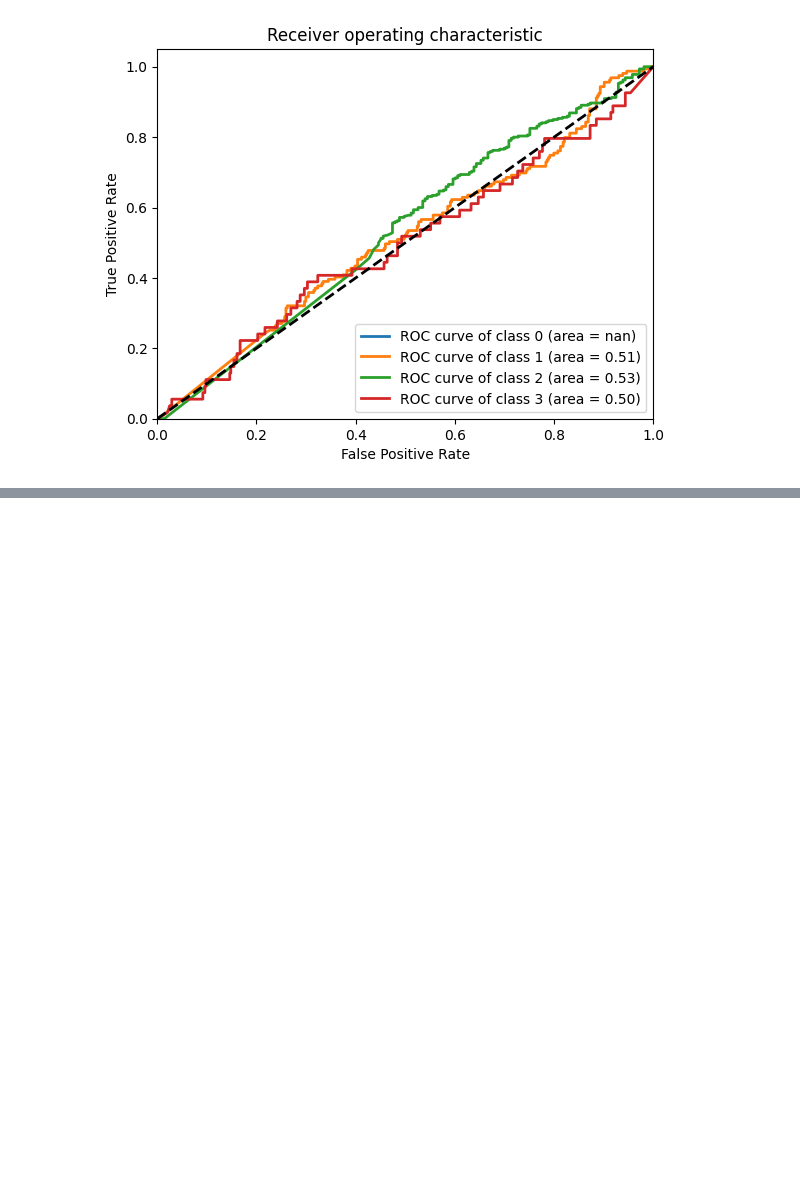
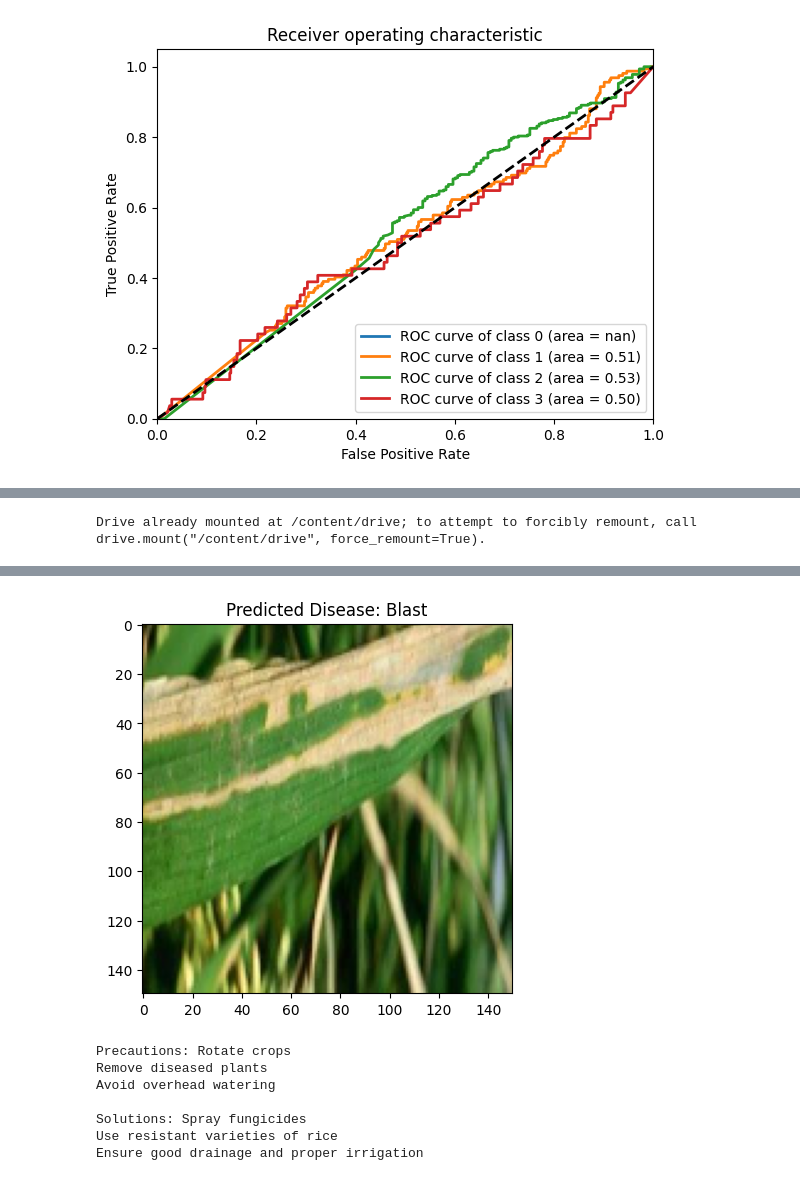
Before and after one commit to Ramaraochowdharyyallanki/gitimpact, a Jupyter notebook: final.ipynb, the cells around one changed output, grey strips where cells are left out. Saved outputs shown, nothing was run; the diff lists cells and outputs as text; code cells hidden in the pictures; blank space fills up the shorter version.

```diff
--- a/final.ipynb
+++ b/final.ipynb
@@ -270 +270,62 @@ else:
 The leaf disease is: Tungro
+# %%
+from google.colab import drive
+drive.mount('/content/drive')
+# %% [output]
+Drive already mounted at /content/drive; to attempt to forcibly remount, call drive.mount("/content/drive", force_remount=True).
+# %%
+from tensorflow.keras.models import load_model
+from tensorflow.keras.preprocessing import image
+import numpy as np
+import matplotlib.pyplot as plt
+
+# Load the trained model
+model = load_model('/content/drive/MyDrive/trained2.keras')
+
+# Load and preprocess the input image
+img_path = '/content/drive/MyDrive/Rice-Leaf-Disease-Images/Bacterialblight/BACTERAILBLIGHT3_110.JPG'
+img = image.load_img(img_path, target_size=(150, 150))
+x = image.img_to_array(img)
+x = np.expand_dims(x, axis=0)
+x /= 255.
+
+# Make a prediction on the input image
+preds = model.predict(x)
+
+# Manually specify the class labels and corresponding solutions/precautions
+class_details = {
+    'Bacterialblight': {
+        'precautions': ['Practice good field sanitation', 'Use pathogen-free seeds', 'Apply appropriate fertilizers and pesticides'],
+        'solutions': ['Spray copper-based bactericides', 'Ensure good drainage and proper irrigation', 'Apply fungicides']
+    },
+    'Blast': {
+        'precautions': ['Rotate crops', 'Remove diseased plants', 'Avoid overhead watering'],
+        'solutions': ['Spray fungicides', 'Use resistant varieties of rice', 'Ensure good drainage and proper irrigation']
+    },
+    'Brownspot': {
+        'precautions': ['Practice crop rotation', 'Ensure good drainage and proper irrigation', 'Remove host plants from vicinity'],
+        'solutions': ['Apply fungicides', 'Practice seed treatment with hot water or chemicals']
+    },
+    'Tungro': {
+        'precautions': ['Practice good field sanitation', 'Remove infected plants', 'Plant resistant varieties of rice'],
+        'solutions': ['Apply fungicides', 'Use resistant varieties of rice', 'Ensure good drainage and proper irrigation']
+    }
+}
+
+# Get the predicted class label and its corresponding solutions/precautions
+class_labels = list(class_details.keys())
+pred_label = class_labels[np.argmax(preds)]
+pred_precautions = class_details[pred_label]['precautions']
+pred_solutions = class_details[pred_label]['solutions']
+
+# Display the input image and its predicted class label, precautions, and solutions
+if pred_label == 'unknown':
+    print('Leaf disease not recognized. Please try another image.')
+else:
+    plt.imshow(img)
+    plt.title('Predicted Disease: ' + pred_label)
+    plt.show()
+    print('Precautions:', '\n'.join(pred_precautions))
+    print('  ')
+    print('Solutions:', '\n'.join(pred_solutions))
+# %% [output]
@@ -270,0 +333,8 @@ The leaf disease is: Tungro
+[figure, added]
+Precautions: Rotate crops
+Remove diseased plants
+Avoid overhead watering
+
+Solutions: Spray fungicides
+Use resistant varieties of rice
+Ensure good drainage and proper irrigation
```
Also changed, not shown: parts of 2 cells of this notebook.
